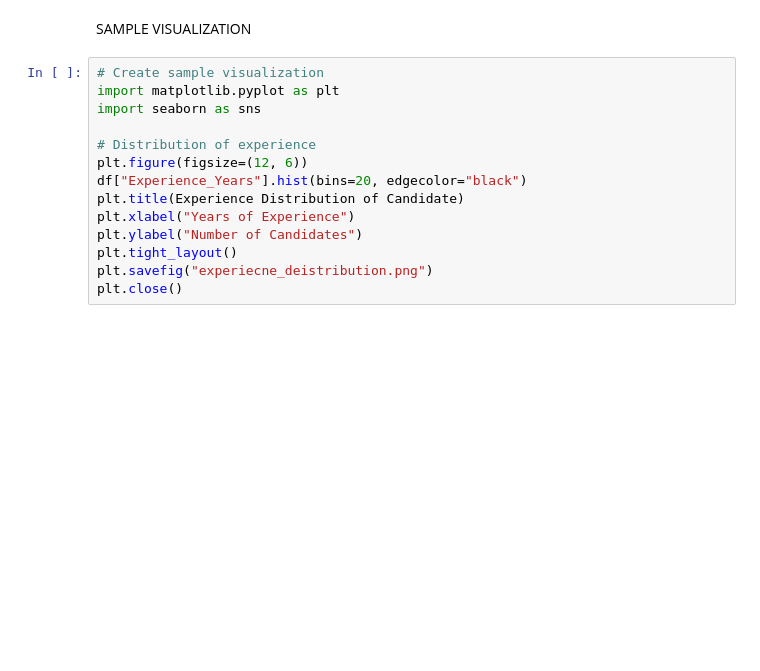
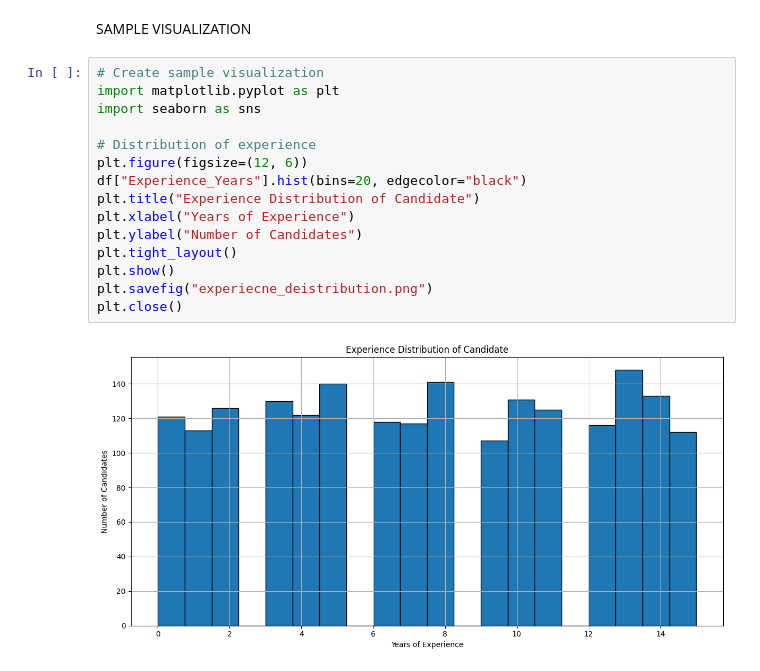
Before and after one commit to FarazTheAnalyst/Data-Scientist-Portfolio, a Jupyter notebook: Resume Screening with RAG + LLM Project /rag_resume_training.ipynb, the cells around one changed output. Cells and saved outputs as stored; diff of their text form; blank space fills up the shorter version.

```diff
--- a/Resume Screening with RAG + LLM Project /rag_resume_training.ipynb
+++ b/Resume Screening with RAG + LLM Project /rag_resume_training.ipynb
@@ -355,17 +402,20 @@ SAMPLE VISUALIZATION
 # %%
 # Create sample visualization
 import matplotlib.pyplot as plt
 import seaborn as sns
 
 # Distribution of experience
 plt.figure(figsize=(12, 6))
 df["Experience_Years"].hist(bins=20, edgecolor="black")
-plt.title(Experience Distribution of Candidate)
+plt.title("Experience Distribution of Candidate")
 plt.xlabel("Years of Experience")
 plt.ylabel("Number of Candidates")
 plt.tight_layout()
+plt.show()
 plt.savefig("experiecne_deistribution.png")
 plt.close()
+# %% [output]
+[figure, added]
 # %%
 # Ditribution of applied roles
 if "Applied_Job_Role" in df.columns:
```
Also changed, not shown: parts of 9 cells of this notebook.
